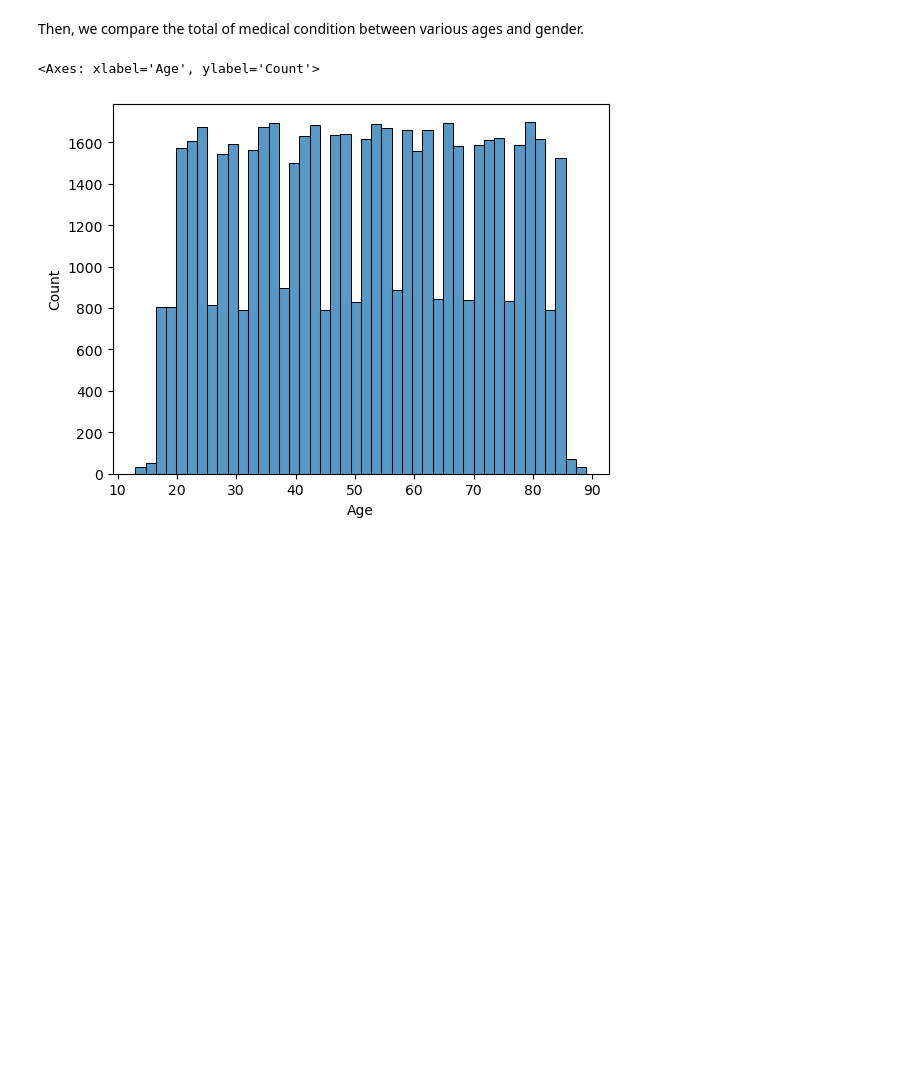
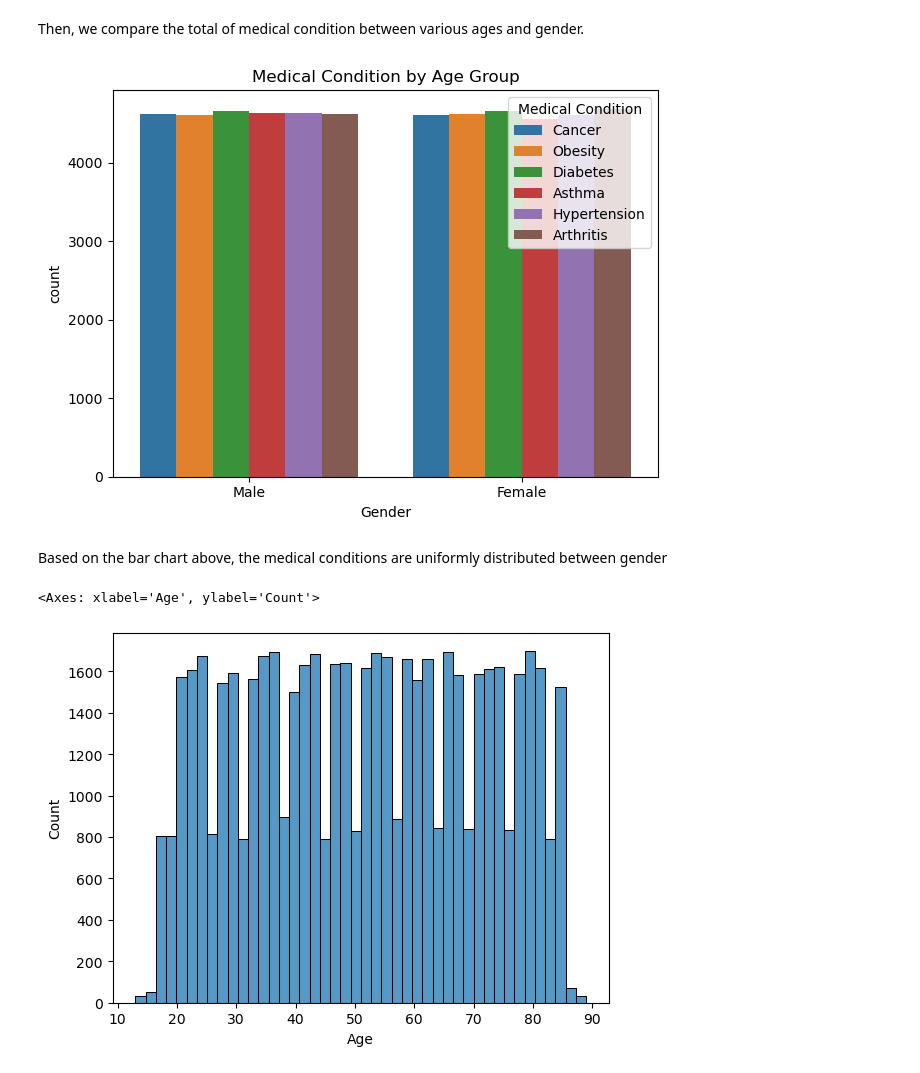
Before and after one commit to nahrul98/Statistics, a Jupyter notebook: Healthcare Datasets.ipynb, the cells around one changed output. Saved outputs shown, nothing was run; the diff lists cells and outputs as text; code cells hidden in the pictures; blank space fills up the shorter version.

```diff
--- a/Healthcare Datasets.ipynb
+++ b/Healthcare Datasets.ipynb
@@ -42,5 +46,15 @@ Based on the piechart above, it can be seen that the amount of diseases treated
 # %% [markdown]
 Then, we compare the total of medical condition between various ages and gender.
+# %%
+sns.countplot(data=df, x='Gender', hue='Medical Condition')
+plt.title('Medical Condition by Age Group')
+plt.xticks(rotation=0)
+plt.tight_layout()
+plt.show()
+# %% [output]
+[figure, added]
+# %% [markdown]
+Based on the bar chart above, the medical conditions are uniformly distributed between gender
 # %%
 sns.histplot(df['Age'])
 # %% [output]
```
Also changed, not shown: parts of 12 cells of this notebook.
